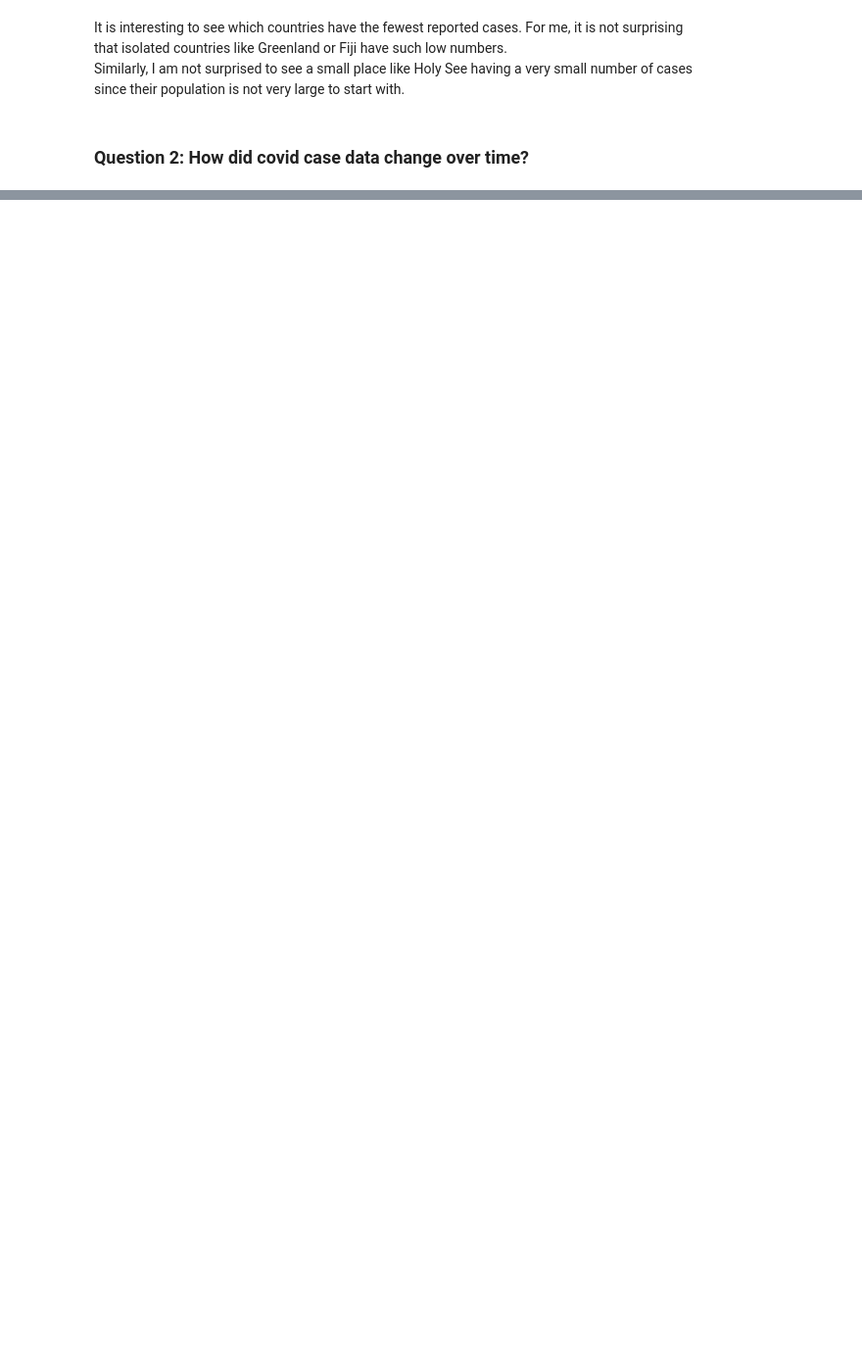
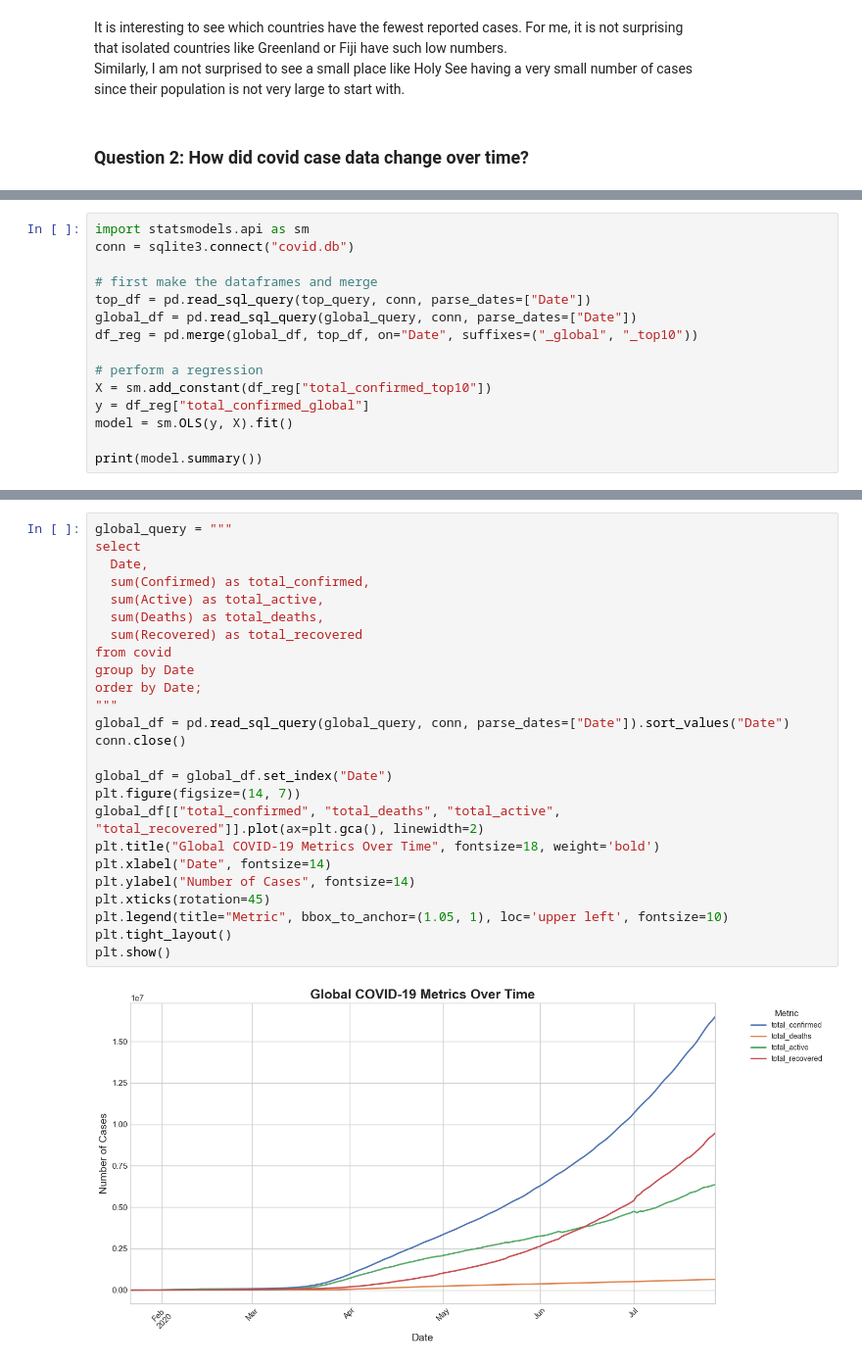
Before and after one commit to willrun808/Projects, a Jupyter notebook: COVID19.ipynb, the cells around one changed output, grey strips where cells are left out. Shown at 98% size. Saved outputs shown, nothing was run; the diff lists cells and outputs as text; blank space fills up the shorter version.

Commit message:
drafted through question 3 and fixed connection to be one open and close per question

```diff
--- a/COVID19.ipynb
+++ b/COVID19.ipynb
@@ -481,0 +493,15 @@ plt.show()
+# %%
+import statsmodels.api as sm
+conn = sqlite3.connect("covid.db")
+
+# first make the dataframes and merge
+top_df = pd.read_sql_query(top_query, conn, parse_dates=["Date"])
+global_df = pd.read_sql_query(global_query, conn, parse_dates=["Date"])
+df_reg = pd.merge(global_df, top_df, on="Date", suffixes=("_global", "_top10"))
+
+# perform a regression
+X = sm.add_constant(df_reg["total_confirmed_top10"])
+y = df_reg["total_confirmed_global"]
+model = sm.OLS(y, X).fit()
+
+print(model.summary())
@@ -481,0 +534,27 @@ plt.show()
+# %%
+global_query = """
+select
+  Date,
+  sum(Confirmed) as total_confirmed,
+  sum(Active) as total_active,
+  sum(Deaths) as total_deaths,
+  sum(Recovered) as total_recovered
+from covid
+group by Date
+order by Date;
+"""
+global_df = pd.read_sql_query(global_query, conn, parse_dates=["Date"]).sort_values("Date")
+conn.close()
+
+global_df = global_df.set_index("Date")
+plt.figure(figsize=(14, 7))
+global_df[["total_confirmed", "total_deaths", "total_active", "total_recovered"]].plot(ax=plt.gca(), linewidth=2)
+plt.title("Global COVID-19 Metrics Over Time", fontsize=18, weight='bold')
+plt.xlabel("Date", fontsize=14)
+plt.ylabel("Number of Cases", fontsize=14)
+plt.xticks(rotation=45)
+plt.legend(title="Metric", bbox_to_anchor=(1.05, 1), loc='upper left', fontsize=10)
+plt.tight_layout()
+plt.show()
+# %% [output]
+[figure, added]
```
Also changed, not shown: parts of 16 cells of this notebook, 1 other file.
